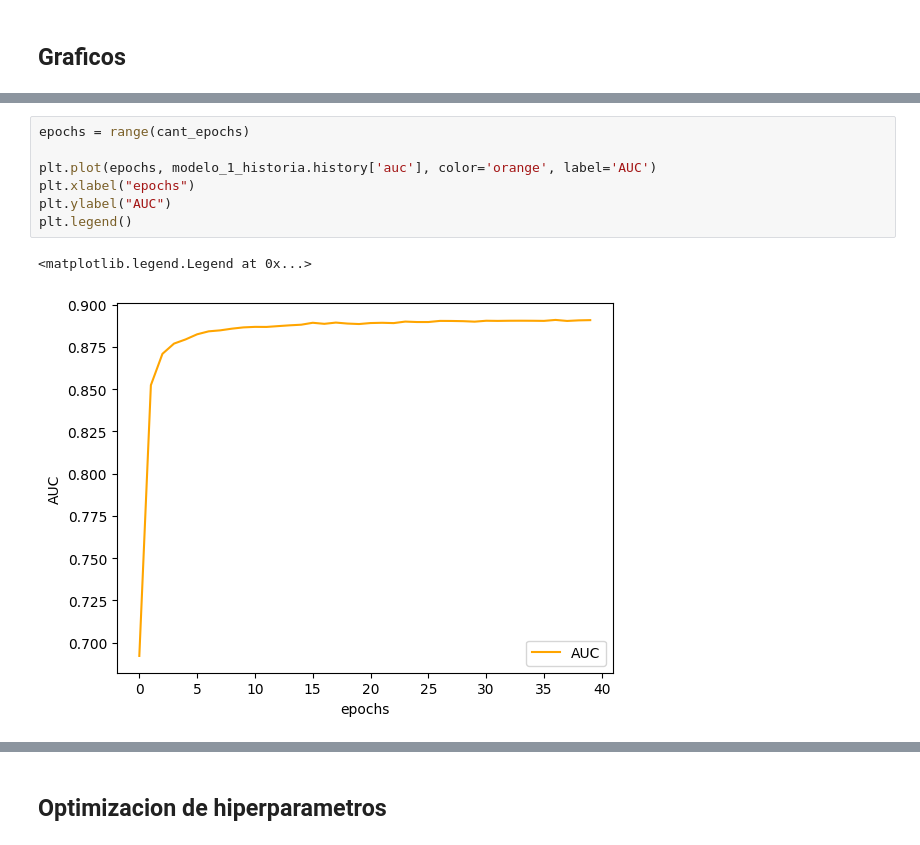
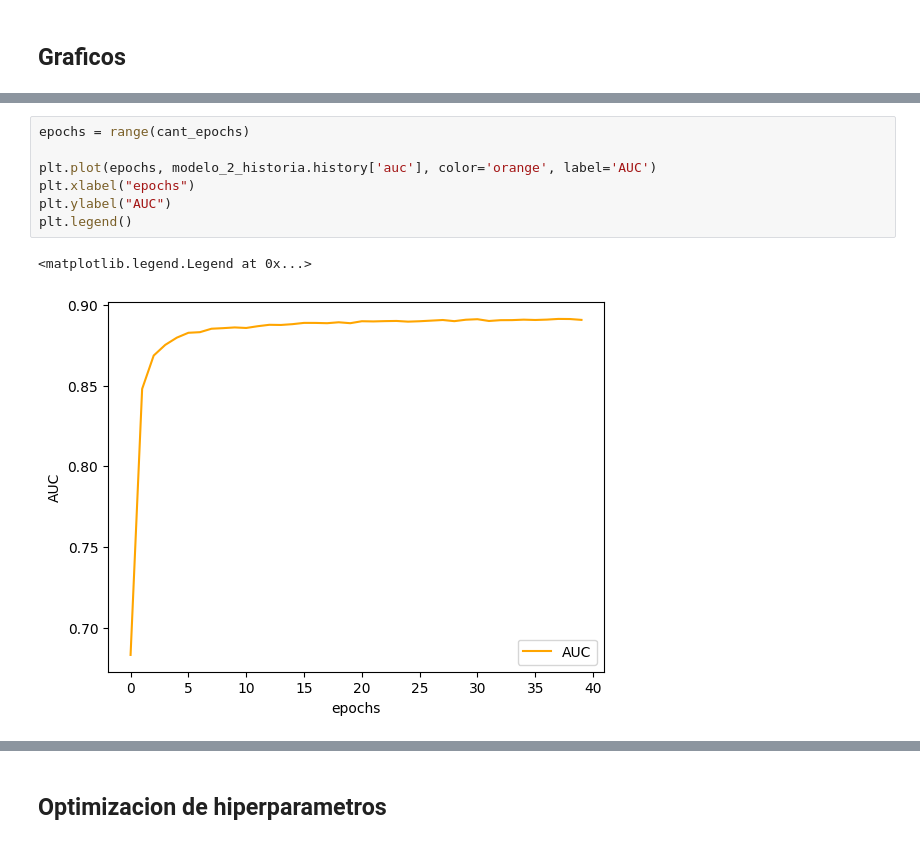
Before and after one commit to franmazzaro/7506R-2C2023-GRUPO39, a Jupyter notebook: 7506R_TP1_GRUPO39_CHP4_ENTREGA.ipynb, the cells around one changed output, grey strips where cells are left out. Drawn from its saved outputs; the diff is of its cells as text.

```diff
--- a/7506R_TP1_GRUPO39_CHP4_ENTREGA.ipynb
+++ b/7506R_TP1_GRUPO39_CHP4_ENTREGA.ipynb
@@ -326,13 +313,13 @@ plt.show()
 # %%
 epochs = range(cant_epochs)
 
-plt.plot(epochs, modelo_1_historia.history['auc'], color='orange', label='AUC')
+plt.plot(epochs, modelo_2_historia.history['auc'], color='orange', label='AUC')
 plt.xlabel("epochs")
 plt.ylabel("AUC")
 plt.legend()
 # %% [output]
 <matplotlib.legend.Legend at 0x...>
-[figure, old version]
+[figure, new version]
 # %%
 epochs = range(cant_epochs)
 
```
Also changed, not shown: parts of 11 cells of this notebook.
